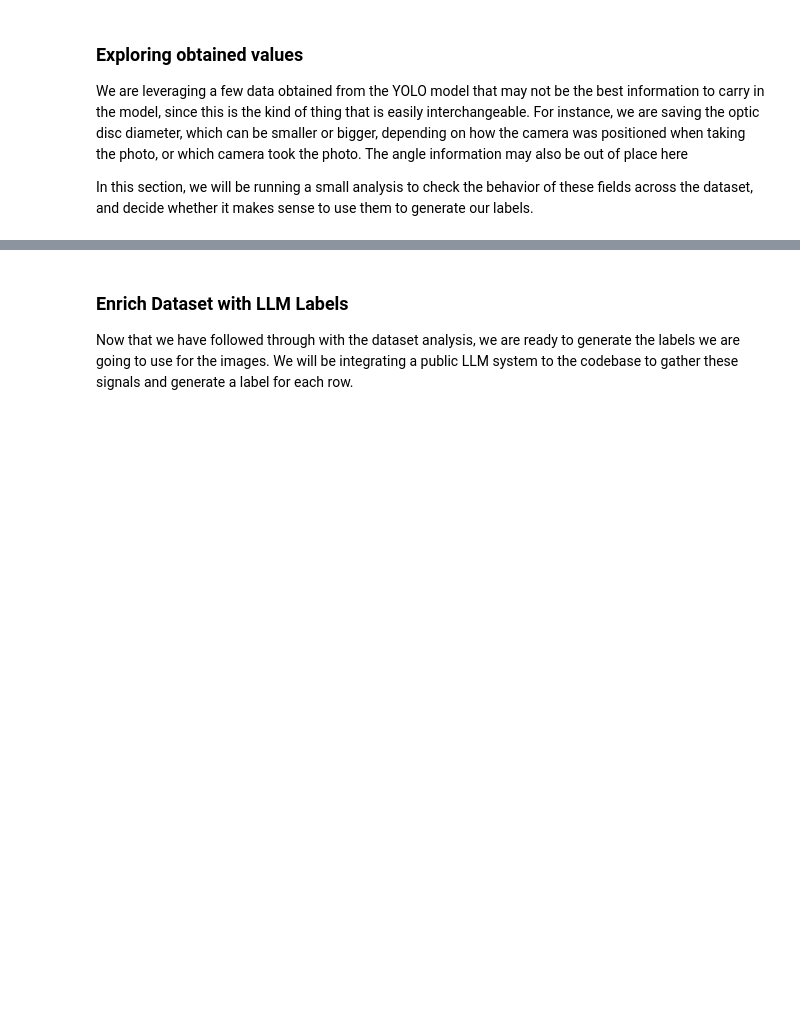
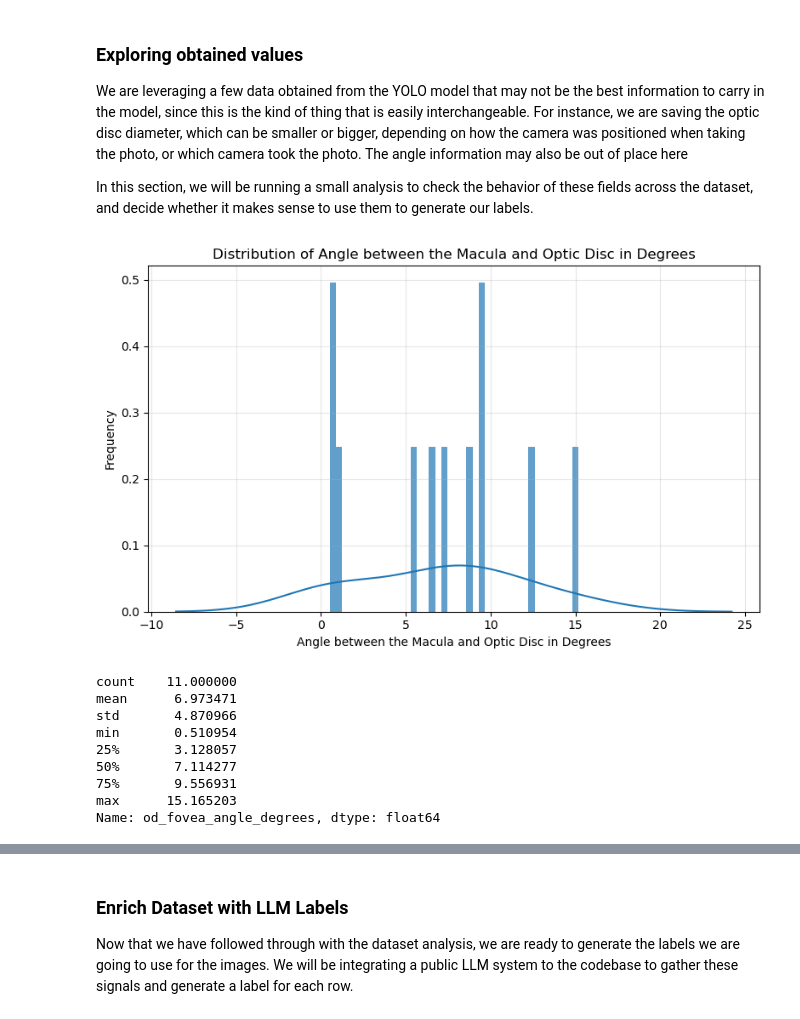
Before and after one commit to rodrigocmichelassi/bachelor-thesis, a Jupyter notebook: src/notebooks/data-generation.ipynb, the cells around one changed output, grey strips where cells are left out. Cells and saved outputs as stored; diff of their text form; code cells hidden in the pictures; blank space fills up the shorter version.

Commit message:
feat: add code to explore data used

```diff
--- a/src/notebooks/data-generation.ipynb
+++ b/src/notebooks/data-generation.ipynb
@@ -240,3 +239,44 @@ Speed: 2.8ms preprocess, 9.0ms inference, 1.1ms postprocess per image at shape (
 We are leveraging a few data obtained from the YOLO model that may not be the best information to carry in the model, since this is the kind of thing that is easily interchangeable. For instance, we are saving the optic disc diameter, which can be smaller or bigger, depending on how the camera was positioned when taking the photo, or which camera took the photo. The angle information may also be out of place here
 
 In this section, we will be running a small analysis to check the behavior of these fields across the dataset, and decide whether it makes sense to use them to generate our labels.
+# %%
+import seaborn as sns
+
+def plot_distribution(
+    df,
+    column_name,
+    xlabel,
+    bins=40,
+    figsize=(8, 5),
+    kde=True
+):
+    data = df[column_name].dropna()
+
+    plt.figure(figsize=figsize)
+
+    plt.hist(data, bins=bins, color='tab:blue', density=True, alpha=0.7)
+
+    sns.kdeplot(data, color='tab:blue', linestyle='-')
+
+    plt.title(f'Distribution of {xlabel}')
+    plt.xlabel(xlabel)
+    plt.ylabel('Frequency')
+
+    plt.grid(True, alpha=0.3)
+    plt.tight_layout()
+
+    plt.show()
+# %%
+plot_distribution(filtered_brset_df, 'od_fovea_angle_degrees', 'Angle between the Macula and Optic Disc in Degrees')
+print(filtered_brset_df['od_fovea_angle_degrees'].describe())
+# %% [output]
+[figure, added]
+count    11.000000
+mean      6.973471
+std       4.870966
+min       0.510954
+25%       3.128057
+50%       7.114277
+75%       9.556931
+max      15.165203
+Name: od_fovea_angle_degrees, dtype: float64
```
Also changed, not shown: parts of 7 cells of this notebook.
